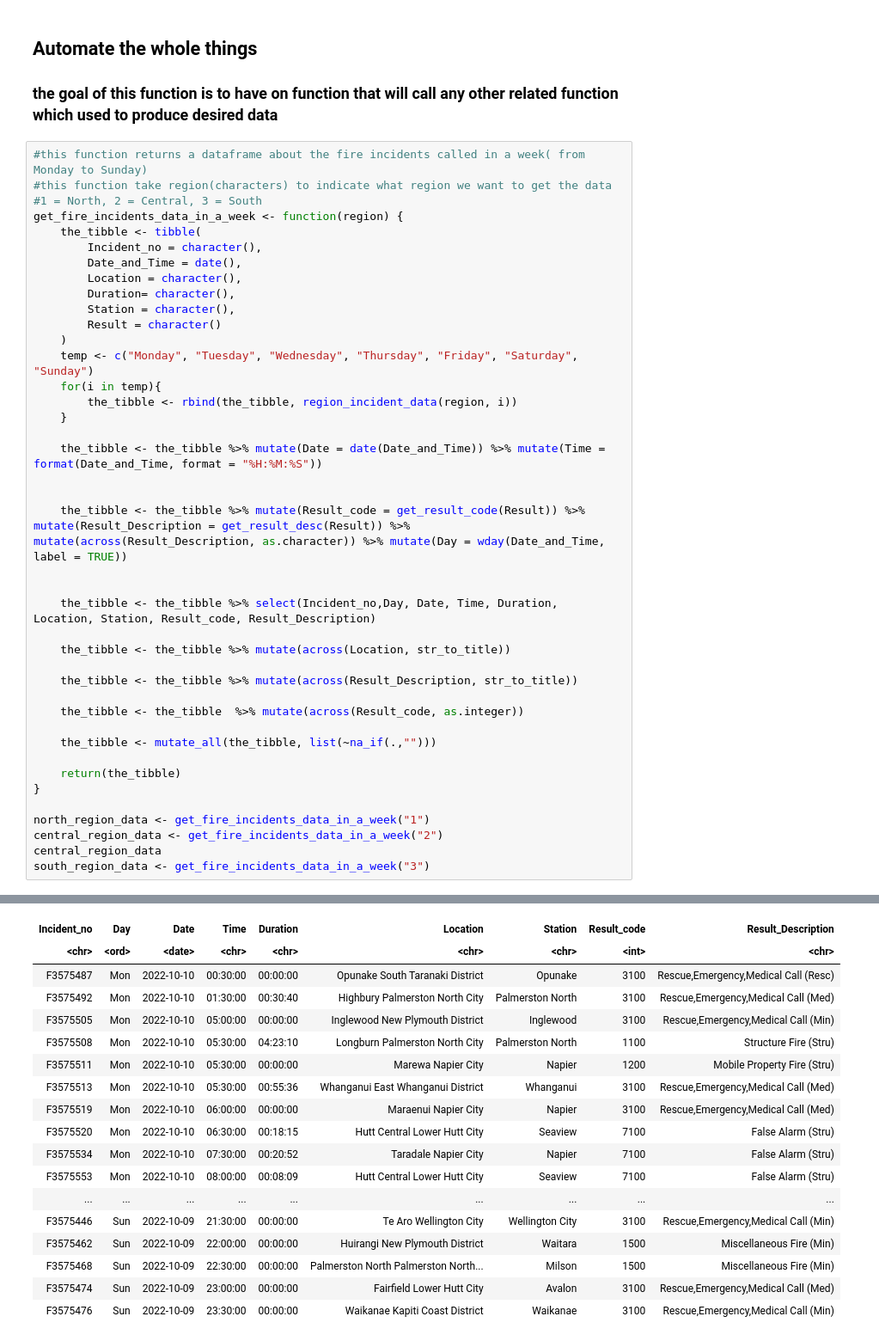
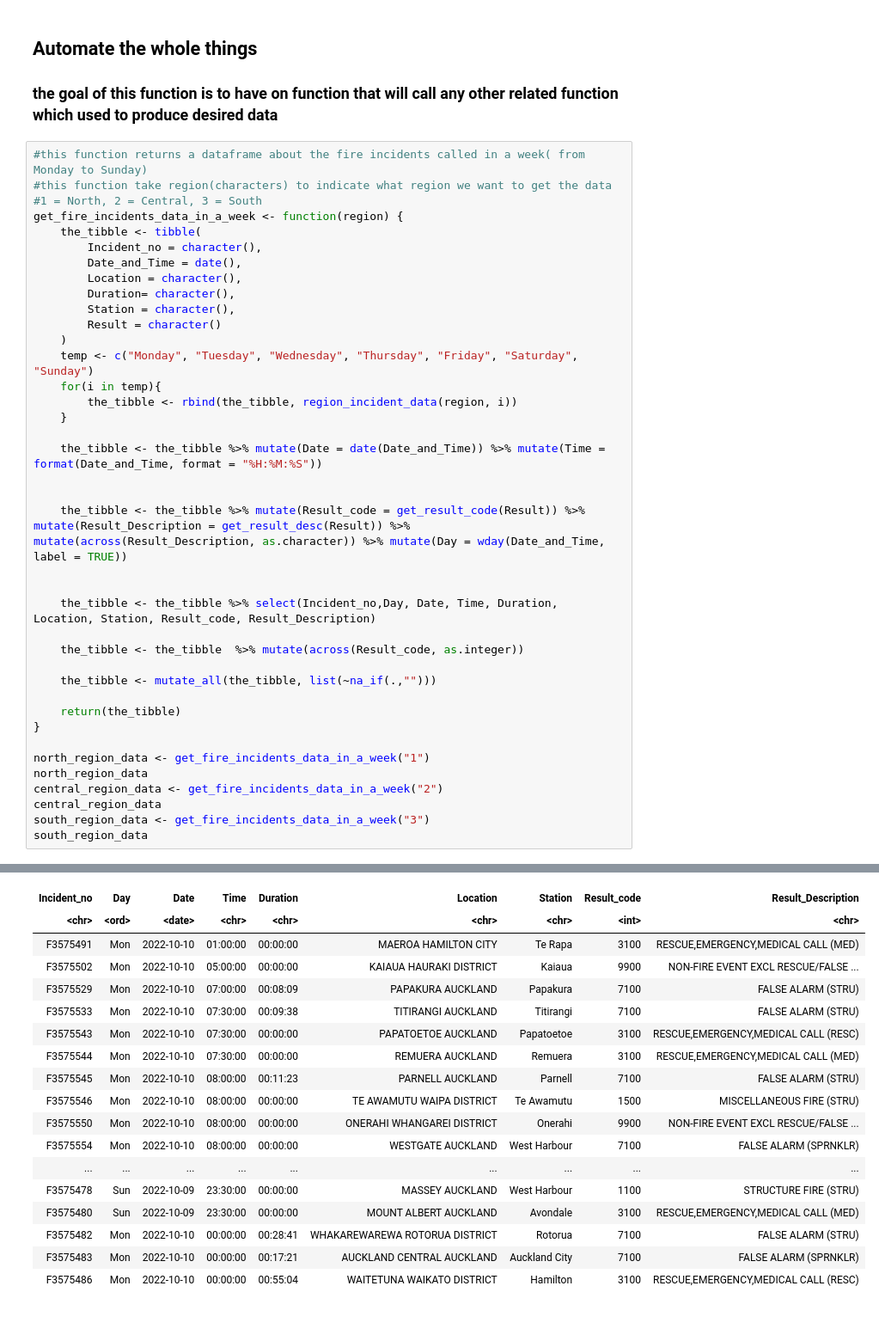
Before and after one commit to dianame10/DATA201, a Jupyter notebook: Fire-incident-data.ipynb, the cells around one changed output, grey strips where cells are left out. Shown at 86% size. Saved outputs shown, nothing was run; the diff lists cells and outputs as text.

```diff
--- a/Fire-incident-data.ipynb
+++ b/Fire-incident-data.ipynb
@@ -514,10 +531,6 @@ get_fire_incidents_data_in_a_week <- function(region) {
 
     the_tibble <- the_tibble %>% select(Incident_no,Day, Date, Time, Duration, Location, Station, Result_code, Result_Description)
 
-    the_tibble <- the_tibble %>% mutate(across(Location, str_to_title))
-
-    the_tibble <- the_tibble %>% mutate(across(Result_Description, str_to_title))
-
     the_tibble <- the_tibble  %>% mutate(across(Result_code, as.integer))
 
     the_tibble <- mutate_all(the_tibble, list(~na_if(.,"")))
@@ -526,7 +539,9 @@ get_fire_incidents_data_in_a_week <- function(region) {
 }
 
 north_region_data <- get_fire_incidents_data_in_a_week("1")
+north_region_data
 central_region_data <- get_fire_incidents_data_in_a_week("2")
 central_region_data
 south_region_data <- get_fire_incidents_data_in_a_week("3")
+south_region_data
 # %% [output]
@@ -534,18 +549,18 @@ A tibble: 356 × 9
 | Incident_no | Day | Date | Time | Duration | Location | Station | Result_code | Result_Description |
 | <chr> | <ord> | <date> | <chr> | <chr> | <chr> | <chr> | <int> | <chr> |
-| F3575487 | Mon | 2022-10-10 | 00:30:00 | 00:00:00 | Opunake South Taranaki District | Opunake | 3100 | Rescue,Emergency,Medical Call (Resc) |
-| F3575492 | Mon | 2022-10-10 | 01:30:00 | 00:30:40 | Highbury Palmerston North City | Palmerston North | 3100 | Rescue,Emergency,Medical Call (Med) |
-| F3575505 | Mon | 2022-10-10 | 05:00:00 | 00:00:00 | Inglewood New Plymouth District | Inglewood | 3100 | Rescue,Emergency,Medical Call (Min) |
-| F3575508 | Mon | 2022-10-10 | 05:30:00 | 04:23:10 | Longburn Palmerston North City | Palmerston North | 1100 | Structure Fire (Stru) |
-| F3575511 | Mon | 2022-10-10 | 05:30:00 | 00:00:00 | Marewa Napier City | Napier | 1200 | Mobile Property Fire (Stru) |
-| F3575513 | Mon | 2022-10-10 | 05:30:00 | 00:55:36 | Whanganui East Whanganui District | Whanganui | 3100 | Rescue,Emergency,Medical Call (Med) |
-| F3575519 | Mon | 2022-10-10 | 06:00:00 | 00:00:00 | Maraenui Napier City | Napier | 3100 | Rescue,Emergency,Medical Call (Med) |
-| F3575520 | Mon | 2022-10-10 | 06:30:00 | 00:18:15 | Hutt Central Lower Hutt City | Seaview | 7100 | False Alarm (Stru) |
-| F3575534 | Mon | 2022-10-10 | 07:30:00 | 00:20:52 | Taradale Napier City | Napier | 7100 | False Alarm (Stru) |
-| F3575553 | Mon | 2022-10-10 | 08:00:00 | 00:08:09 | Hutt Central Lower Hutt City | Seaview | 7100 | False Alarm (Stru) |
+| F3575491 | Mon | 2022-10-10 | 01:00:00 | 00:00:00 | MAEROA HAMILTON CITY | Te Rapa | 3100 | RESCUE,EMERGENCY,MEDICAL CALL (MED) |
+| F3575502 | Mon | 2022-10-10 | 05:00:00 | 00:00:00 | KAIAUA HAURAKI DISTRICT | Kaiaua | 9900 | NON-FIRE EVENT EXCL RESCUE/FALSE ... |
+| F3575529 | Mon | 2022-10-10 | 07:00:00 | 00:08:09 | PAPAKURA AUCKLAND | Papakura | 7100 | FALSE ALARM (STRU) |
+| F3575533 | Mon | 2022-10-10 | 07:30:00 | 00:09:38 | TITIRANGI AUCKLAND | Titirangi | 7100 | FALSE ALARM (STRU) |
+| F3575543 | Mon | 2022-10-10 | 07:30:00 | 00:00:00 | PAPATOETOE AUCKLAND | Papatoetoe | 3100 | RESCUE,EMERGENCY,MEDICAL CALL (RESC) |
+| F3575544 | Mon | 2022-10-10 | 07:30:00 | 00:00:00 | REMUERA AUCKLAND | Remuera | 3100 | RESCUE,EMERGENCY,MEDICAL CALL (MED) |
+| F3575545 | Mon | 2022-10-10 | 08:00:00 | 00:11:23 | PARNELL AUCKLAND | Parnell | 7100 | FALSE ALARM (STRU) |
+| F3575546 | Mon | 2022-10-10 | 08:00:00 | 00:00:00 | TE AWAMUTU WAIPA DISTRICT | Te Awamutu | 1500 | MISCELLANEOUS FIRE (STRU) |
+| F3575550 | Mon | 2022-10-10 | 08:00:00 | 00:00:00 | ONERAHI WHANGAREI DISTRICT | Onerahi | 9900 | NON-FIRE EVENT EXCL RESCUE/FALSE ... |
+| F3575554 | Mon | 2022-10-10 | 08:00:00 | 00:00:00 | WESTGATE AUCKLAND | West Harbour | 7100 | FALSE ALARM (SPRNKLR) |
 | ... | ... | ... | ... | ... | ... | ... | ... | ... |
-| F3575446 | Sun | 2022-10-09 | 21:30:00 | 00:00:00 | Te Aro Wellington City | Wellington City | 3100 | Rescue,Emergency,Medical Call (Min) |
-| F3575462 | Sun | 2022-10-09 | 22:00:00 | 00:00:00 | Huirangi New Plymouth District | Waitara | 1500 | Miscellaneous Fire (Min) |
-| F3575468 | Sun | 2022-10-09 | 22:30:00 | 00:00:00 | Palmerston North Palmerston North... | Milson | 1500 | Miscellaneous Fire (Min) |
-| F3575474 | Sun | 2022-10-09 | 23:00:00 | 00:00:00 | Fairfield Lower Hutt City | Avalon | 3100 | Rescue,Emergency,Medical Call (Med) |
-| F3575476 | Sun | 2022-10-09 | 23:30:00 | 00:00:00 | Waikanae Kapiti Coast District | Waikanae | 3100 | Rescue,Emergency,Medical Call (Min) |
+| F3575478 | Sun | 2022-10-09 | 23:30:00 | 00:00:00 | MASSEY AUCKLAND | West Harbour | 1100 | STRUCTURE FIRE (STRU) |
+| F3575480 | Sun | 2022-10-09 | 23:30:00 | 00:00:00 | MOUNT ALBERT AUCKLAND | Avondale | 3100 | RESCUE,EMERGENCY,MEDICAL CALL (MED) |
+| F3575482 | Mon | 2022-10-10 | 00:00:00 | 00:28:41 | WHAKAREWAREWA ROTORUA DISTRICT | Rotorua | 7100 | FALSE ALARM (STRU) |
+| F3575483 | Mon | 2022-10-10 | 00:00:00 | 00:17:21 | AUCKLAND CENTRAL AUCKLAND | Auckland City | 7100 | FALSE ALARM (SPRNKLR) |
+| F3575486 | Mon | 2022-10-10 | 00:00:00 | 00:55:04 | WAITETUNA WAIKATO DISTRICT | Hamilton | 3100 | RESCUE,EMERGENCY,MEDICAL CALL (RESC) |
```
Also changed, not shown: parts of 18 cells of this notebook.
